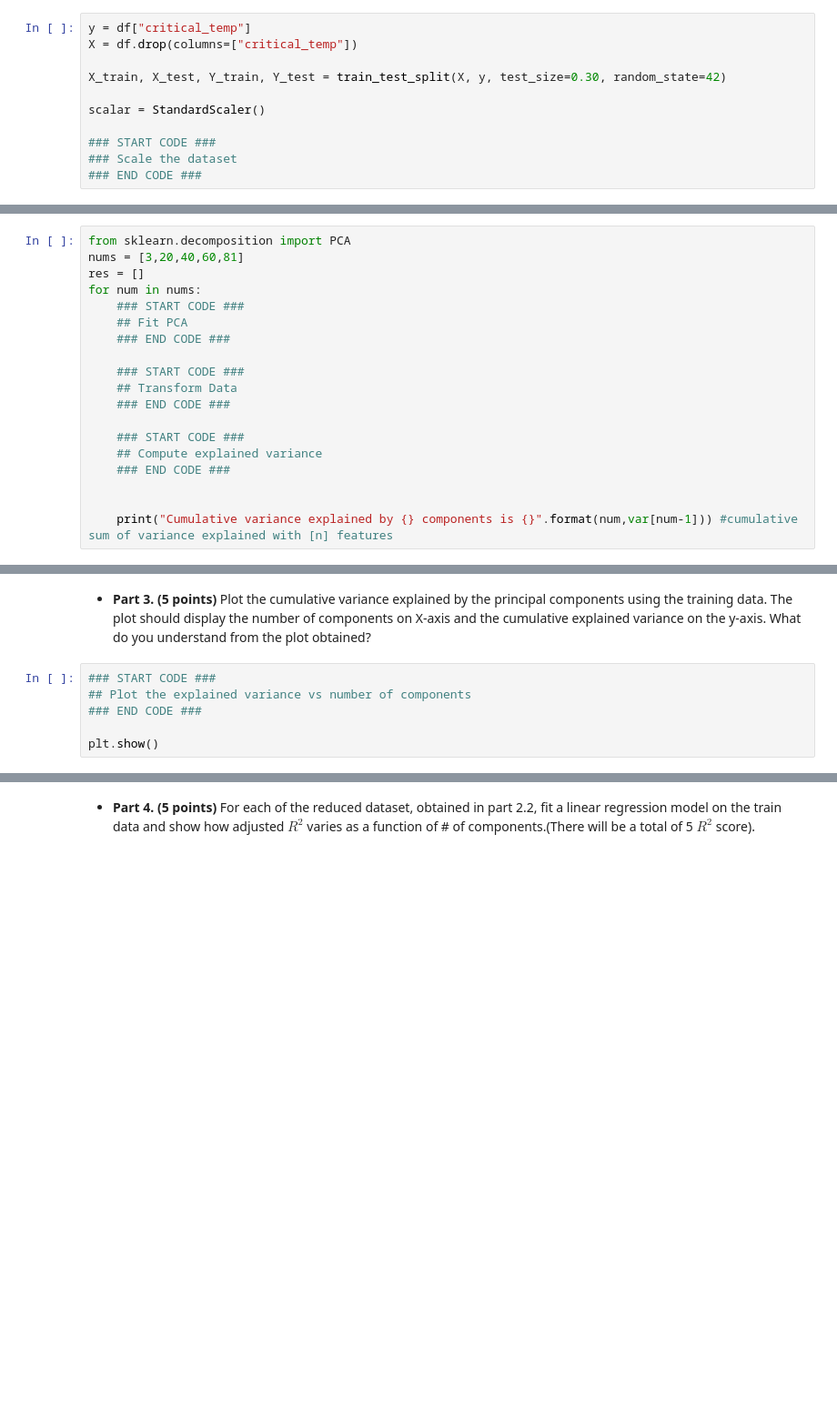
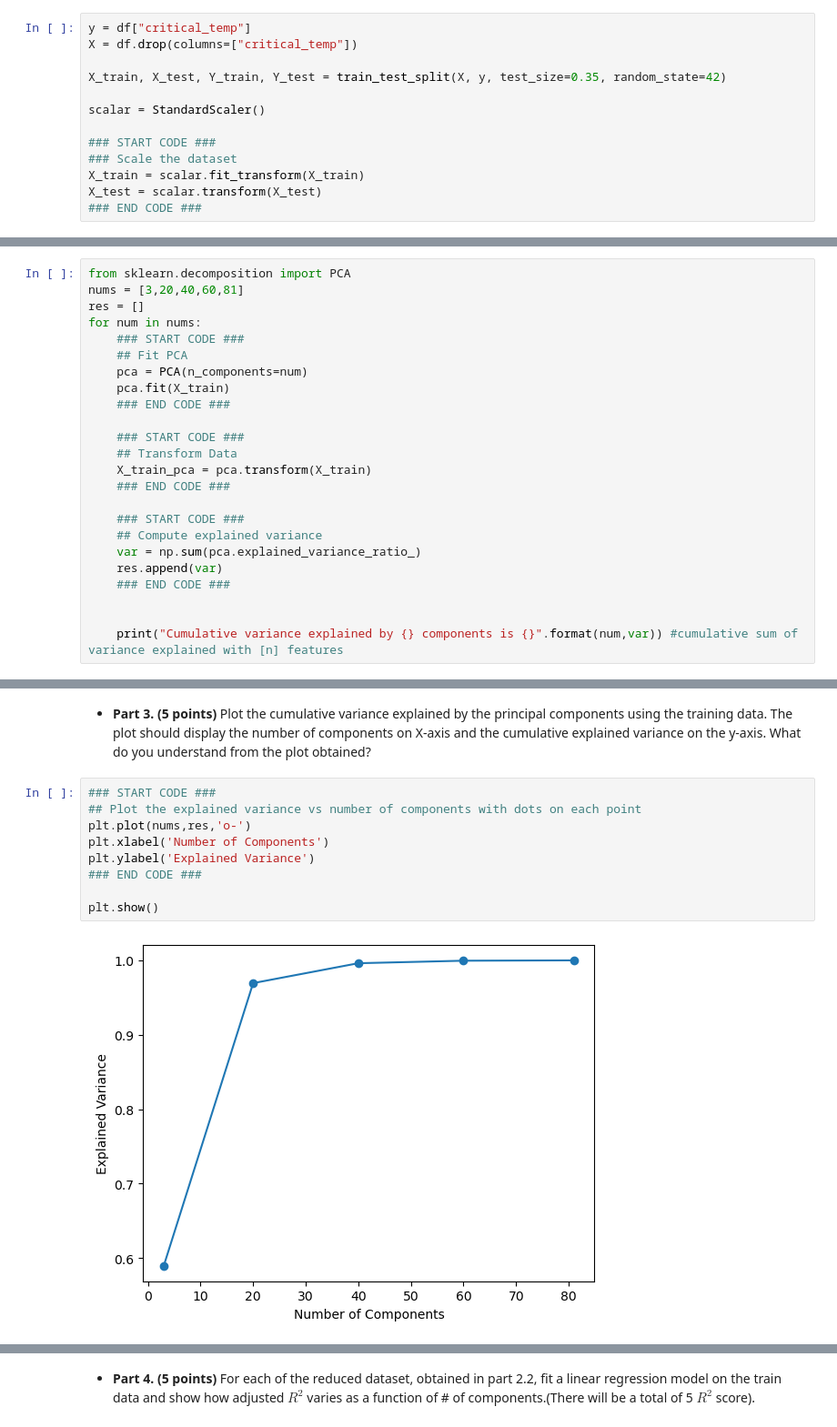
Before and after one commit to axj65/ece381, a Jupyter notebook: HW_3.ipynb, the cells around one changed output, grey strips where cells are left out. Shown at 91% size. Saved outputs shown, nothing was run; the diff lists cells and outputs as text; blank space fills up the shorter version.

```diff
--- a/HW_3.ipynb
+++ b/HW_3.ipynb
@@ -321,12 +283,14 @@ df = pd.read_csv("Q4data.csv")
 y = df["critical_temp"]
 X = df.drop(columns=["critical_temp"])
 
-X_train, X_test, Y_train, Y_test = train_test_split(X, y, test_size=0.30, random_state=42)
+X_train, X_test, Y_train, Y_test = train_test_split(X, y, test_size=0.35, random_state=42)
 
 scalar = StandardScaler()
 
 ### START CODE ###
 ### Scale the dataset
+X_train = scalar.fit_transform(X_train)
+X_test = scalar.transform(X_test)
 ### END CODE ###
 # %% [markdown]
 * **Part 2 (5 points)** Use [PCA](https://scikit-learn.org/stable/modules/generated/sklearn.decomposition.PCA.html) and reduce the dimension of X_train to the following number of components: `[3,20,40,60,81]`. For each of the five datasets, print the cumulative variance explained by the principal components`N = [3,20,40,60,81]`.(i.e. what percentage of variance in the original dataset is explained if we transform the dataset to have 3,20,40,60 and 81 principal components respectively).
@@ -339,15 +303,20 @@ res = []
 for num in nums:
     ### START CODE ###
     ## Fit PCA
+    pca = PCA(n_components=num)
+    pca.fit(X_train)
     ### END CODE ###
 
     ### START CODE ###
     ## Transform Data
+    X_train_pca = pca.transform(X_train)
     ### END CODE ###
 
     ### START CODE ###
     ## Compute explained variance
+    var = np.sum(pca.explained_variance_ratio_)
+    res.append(var)
     ### END CODE ###
 
 
-    print("Cumulative variance explained by {} components is {}".format(num,var[num-1])) #cumulative sum of variance explained with [n] features
+    print("Cumulative variance explained by {} components is {}".format(num,var)) #cumulative sum of variance explained with [n] features
@@ -355,7 +330,12 @@ for num in nums:
 * **Part 3. (5 points)** Plot the cumulative variance explained by the principal components using the training data. The plot should display the number of components on X-axis and the cumulative explained variance on the y-axis. What do you understand from the plot obtained?
 # %%
 ### START CODE ###
-## Plot the explained variance vs number of components
+## Plot the explained variance vs number of components with dots on each point
+plt.plot(nums,res,'o-')
+plt.xlabel('Number of Components')
+plt.ylabel('Explained Variance')
 ### END CODE ###
 
 plt.show()
+# %% [output]
+[figure, added]
```
Also changed, not shown: parts of 22 cells of this notebook.
